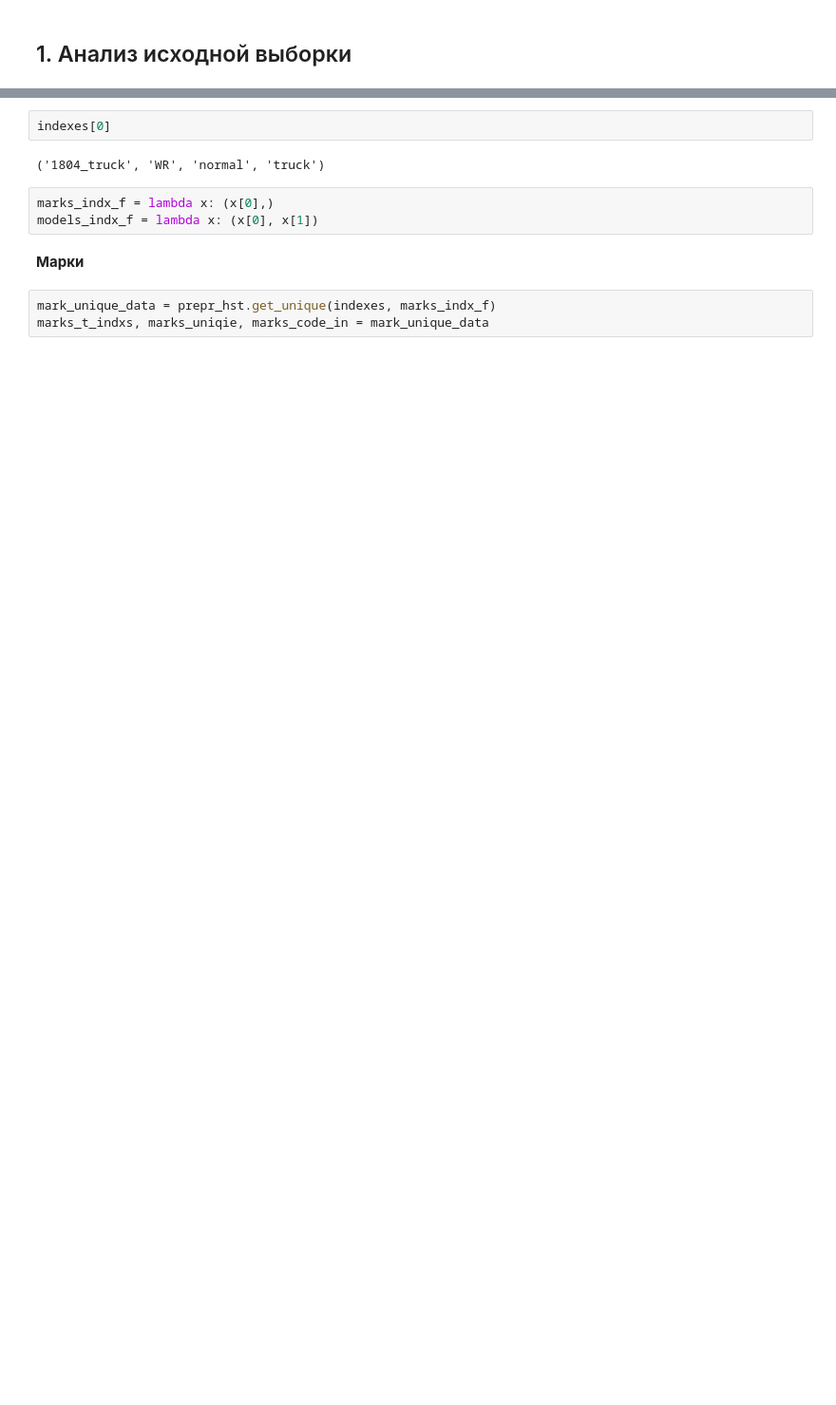
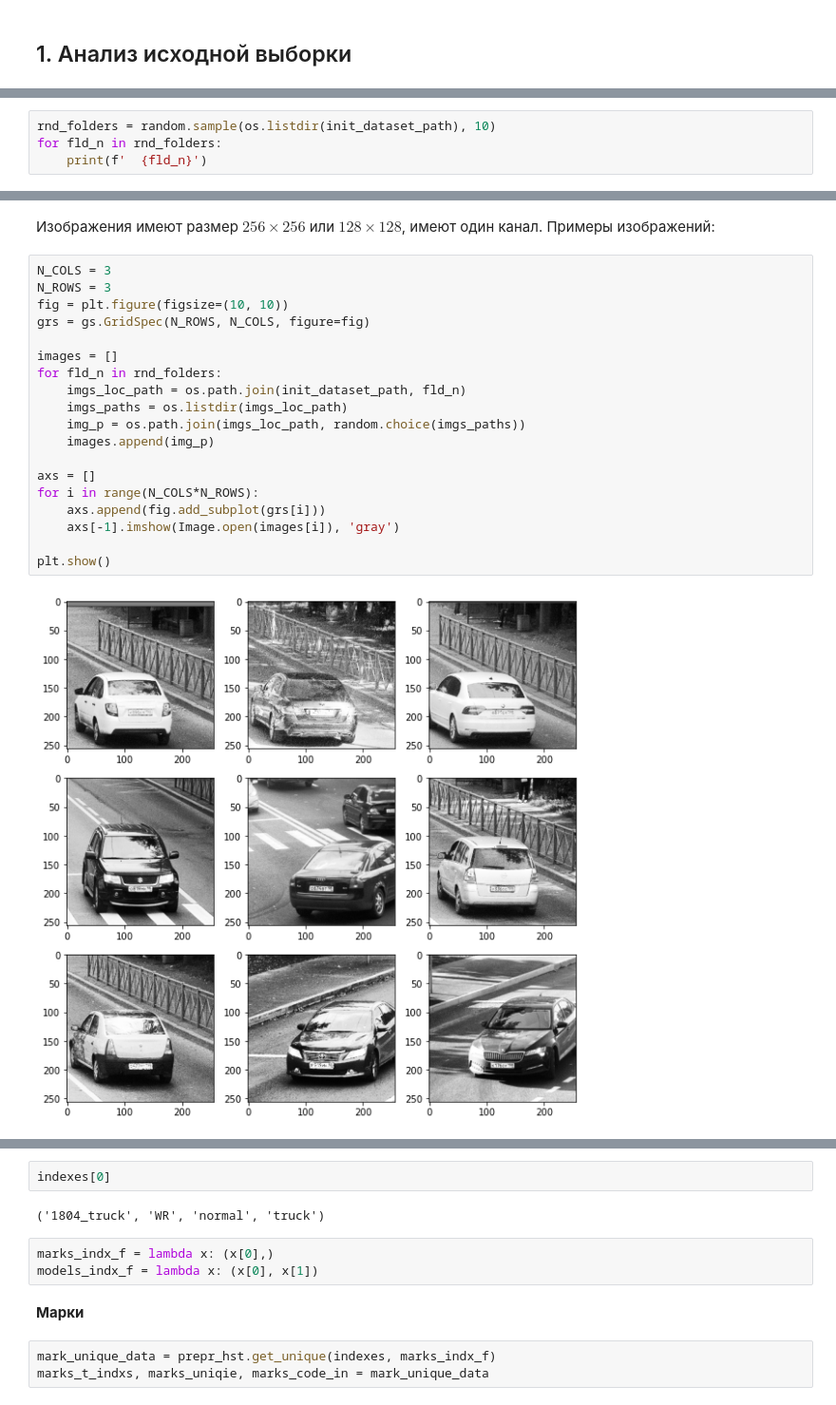
Before and after one commit to vederko-p/Junior-ML-Contest, a Jupyter notebook: 1. Dataset analysis.ipynb, the cells around one changed output, grey strips where cells are left out. Shown: that part at 95% size. Saved outputs shown, nothing was run; the diff lists cells and outputs as text; blank space fills up the shorter version.

```diff
--- a/1. Dataset analysis.ipynb
+++ b/1. Dataset analysis.ipynb
@@ -11,0 +23,4 @@ train_dataset_path = 'G:\\diplom\\project\\triplet_loss_project_2_06.04\\data\\0
+# %%
+rnd_folders = random.sample(os.listdir(init_dataset_path), 10)
+for fld_n in rnd_folders:
+    print(f'  {fld_n}')
@@ -11,0 +38,23 @@ train_dataset_path = 'G:\\diplom\\project\\triplet_loss_project_2_06.04\\data\\0
+# %% [markdown]
+Изображения имеют размер $256\times256$ или $128\times128$, имеют один канал. Примеры изображений:
+# %%
+N_COLS = 3
+N_ROWS = 3
+fig = plt.figure(figsize=(10, 10))
+grs = gs.GridSpec(N_ROWS, N_COLS, figure=fig)
+
+images = []
+for fld_n in rnd_folders:
+    imgs_loc_path = os.path.join(init_dataset_path, fld_n)
+    imgs_paths = os.listdir(imgs_loc_path)
+    img_p = os.path.join(imgs_loc_path, random.choice(imgs_paths))
+    images.append(img_p)
+
+axs = []
+for i in range(N_COLS*N_ROWS):
+    axs.append(fig.add_subplot(grs[i]))
+    axs[-1].imshow(Image.open(images[i]), 'gray')
+
+plt.show()
+# %% [output]
+[figure, added]
```
Also changed, not shown: parts of 56 cells of this notebook.
